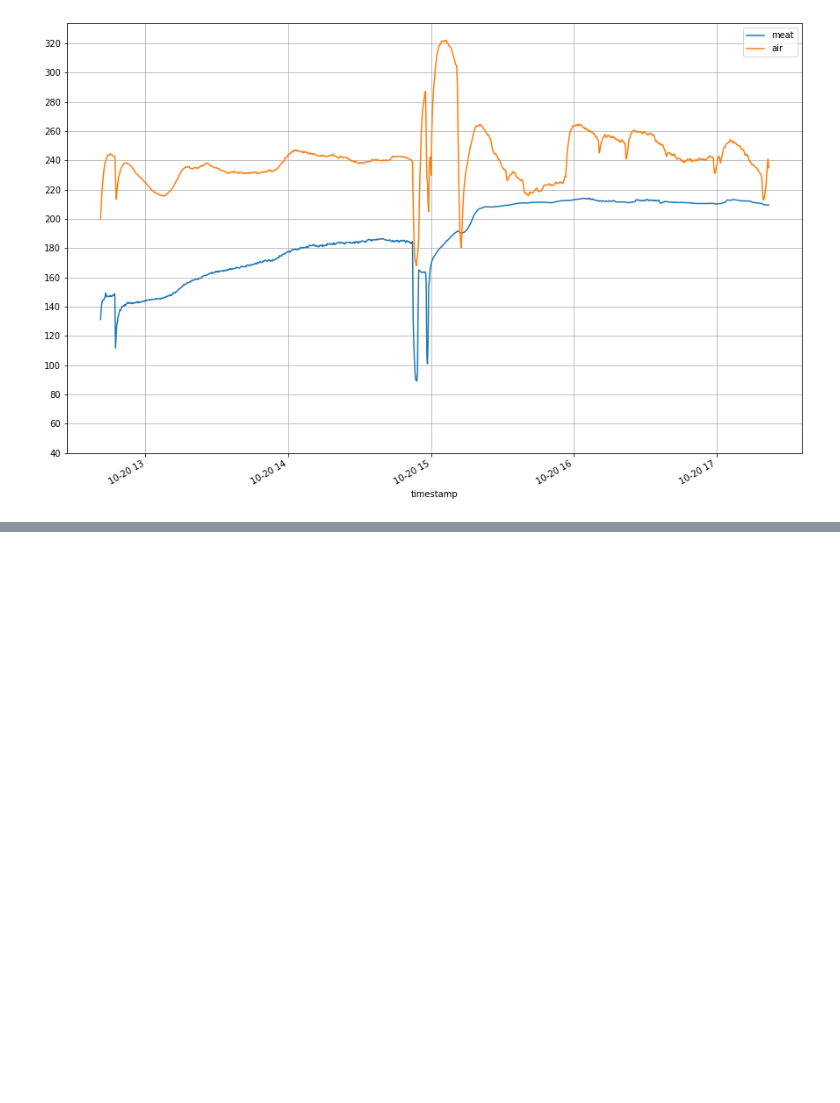
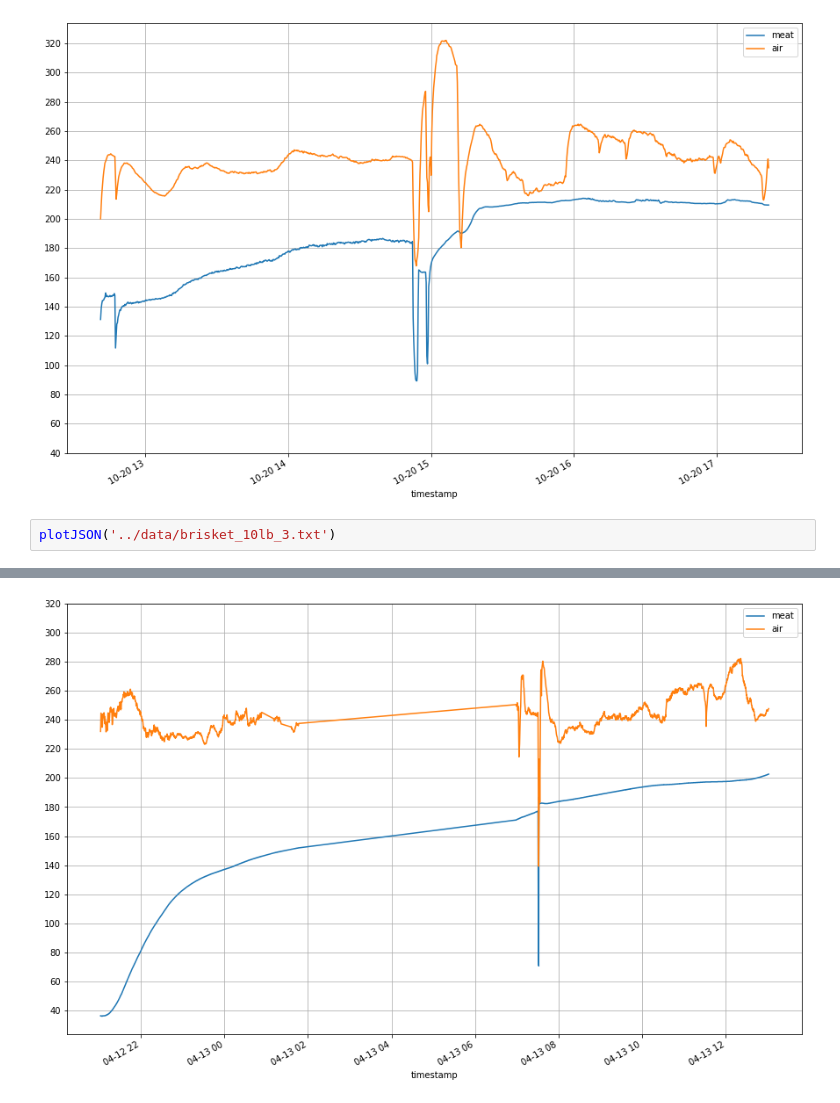
Before and after one commit to sbeckert1/smoker, a Jupyter notebook: data/Untitled.ipynb, the cells around one changed output, grey strips where cells are left out. Saved outputs shown, nothing was run; the diff lists cells and outputs as text; blank space fills up the shorter version.

```diff
--- a/data/Untitled.ipynb
+++ b/data/Untitled.ipynb
@@ -258,3 +258,6 @@ plotJSON('../data/bb_ribs3_2.txt')
 2024-10-20 17:21:55-05:00
 0 days 04:40:47
 [figure]
+# %%
+plotJSON('../data/brisket_10lb_3.txt')
+# %% [output]
@@ -260,0 +267 @@ plotJSON('../data/bb_ribs3_2.txt')
+[figure, added]
```
Also changed, not shown: parts of 1 cell of this notebook, 1 other file.
